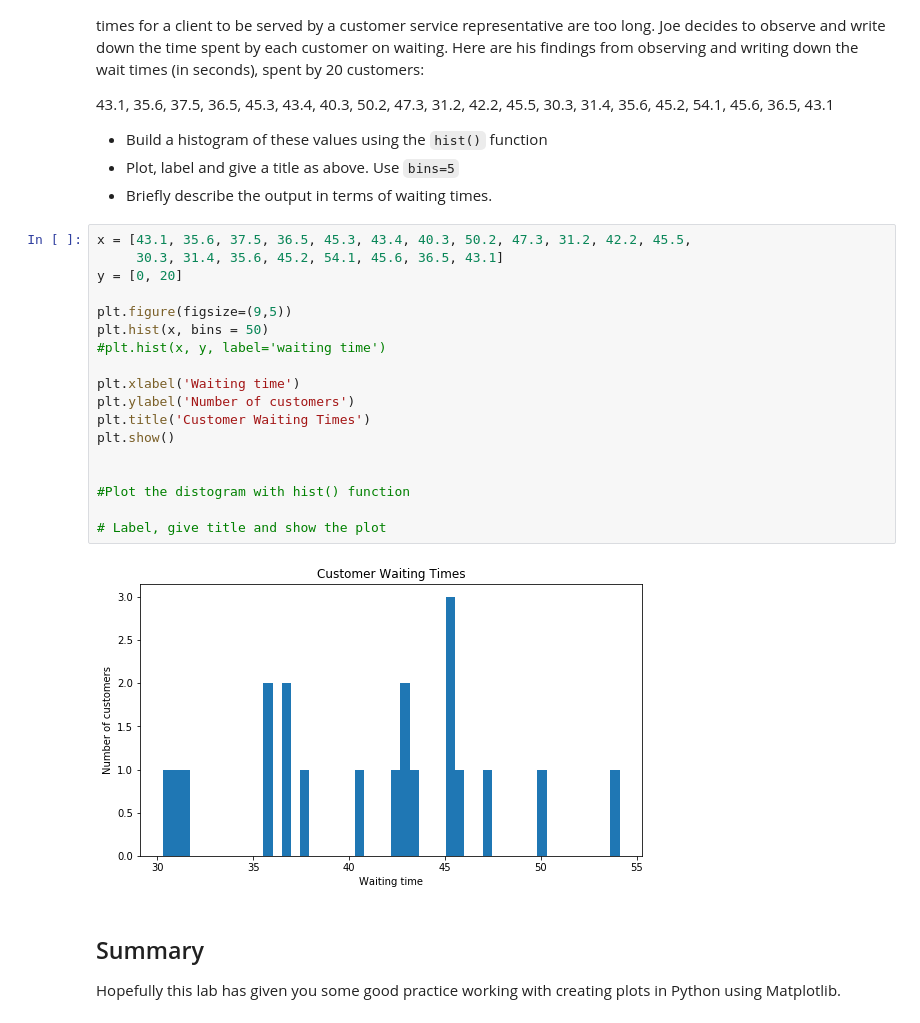
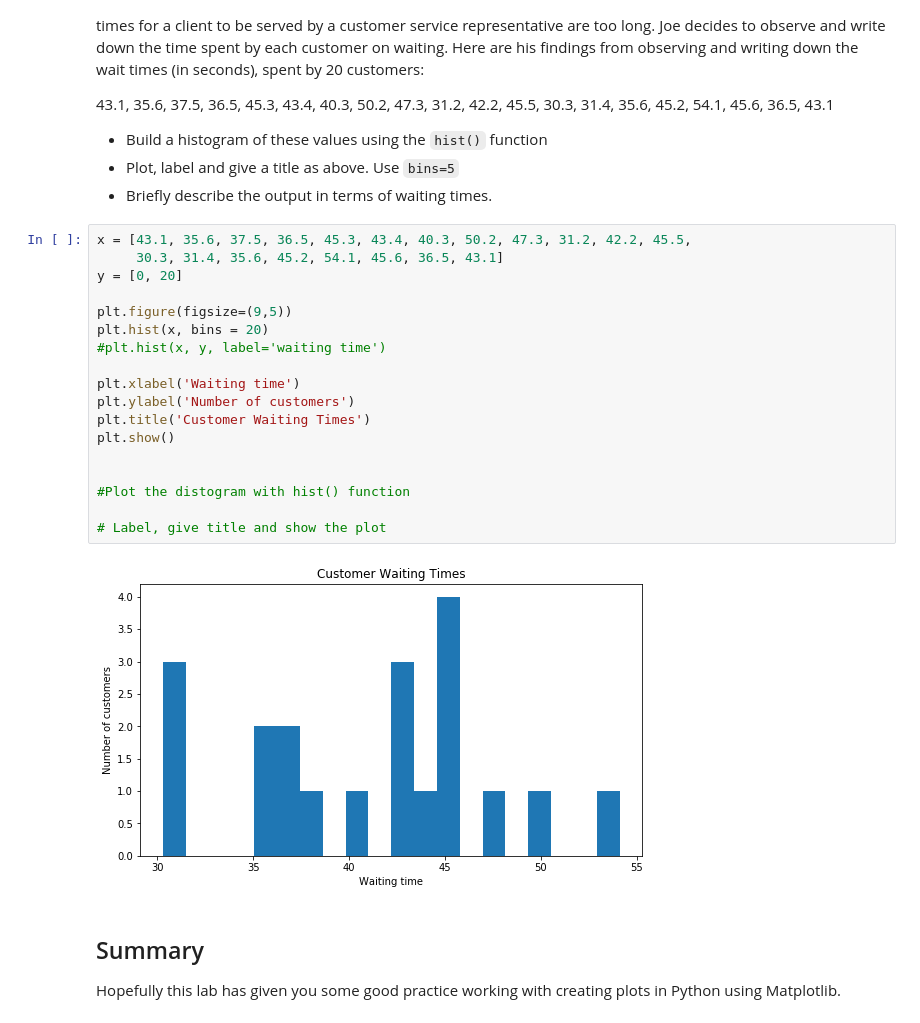
Before and after one commit to MaiaNgo/dsc-data-viz-lab-atlanta-ds-062419, a Jupyter notebook: index.ipynb, the cells around one changed output. Drawn from its saved outputs; the diff is of its cells as text.

```diff
--- a/index.ipynb
+++ b/index.ipynb
@@ -107,23 +107,23 @@ Joe is the branch manager at a bank. Recently, Joe been receiving customer feedb
 # %%
 x = [43.1, 35.6, 37.5, 36.5, 45.3, 43.4, 40.3, 50.2, 47.3, 31.2, 42.2, 45.5,
      30.3, 31.4, 35.6, 45.2, 54.1, 45.6, 36.5, 43.1]
 y = [0, 20]
 
 plt.figure(figsize=(9,5))
-plt.hist(x, bins = 50)
+plt.hist(x, bins = 20)
 #plt.hist(x, y, label='waiting time')
 
 plt.xlabel('Waiting time')
 plt.ylabel('Number of customers')
 plt.title('Customer Waiting Times')
 plt.show()
 
 
 #Plot the distogram with hist() function
 
 # Label, give title and show the plot
 # %% [output]
-[figure, old version]
+[figure, new version]
 # %% [markdown]
 ## Summary
 
```
